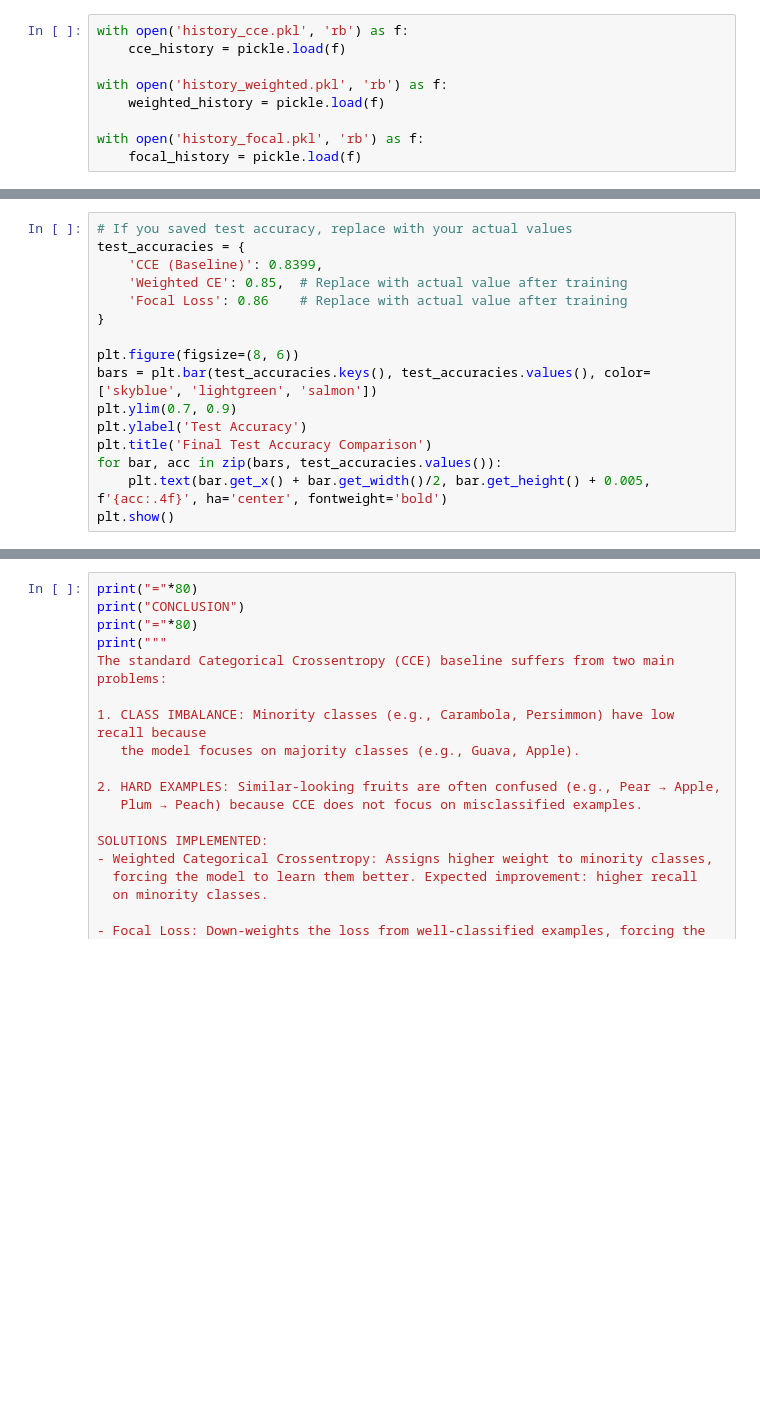
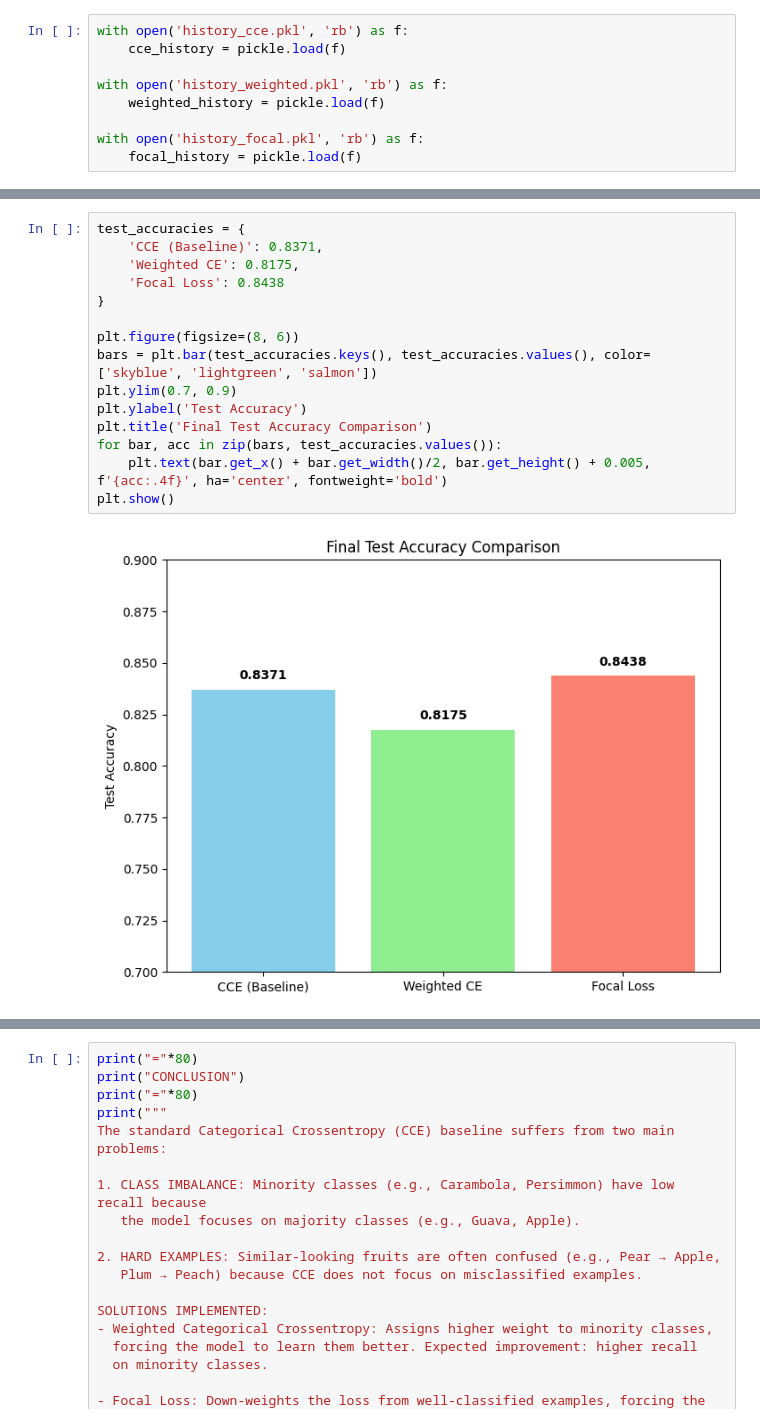
Before and after one commit to Slk2006/ICS-vgg16-fruit-classification, a Jupyter notebook: Exp-4_Comparison.ipynb, the cells around one changed output, grey strips where cells are left out. Drawn from its saved outputs; the diff is of its cells as text; blank space fills up the shorter version.

Commit message:
Add missing metrics saving in focal loss; final notebooks

```diff
--- a/Exp-4_Comparison.ipynb
+++ b/Exp-4_Comparison.ipynb
@@ -53,19 +57,20 @@ plt.show()
 # %%
-# If you saved test accuracy, replace with your actual values
 test_accuracies = {
-    'CCE (Baseline)': 0.8399,
-    'Weighted CE': 0.85,  # Replace with actual value after training
-    'Focal Loss': 0.86    # Replace with actual value after training
+    'CCE (Baseline)': 0.8371,
+    'Weighted CE': 0.8175,
+    'Focal Loss': 0.8438
 }
 
 plt.figure(figsize=(8, 6))
 bars = plt.bar(test_accuracies.keys(), test_accuracies.values(), color=['skyblue', 'lightgreen', 'salmon'])
 plt.ylim(0.7, 0.9)
 plt.ylabel('Test Accuracy')
 plt.title('Final Test Accuracy Comparison')
 for bar, acc in zip(bars, test_accuracies.values()):
     plt.text(bar.get_x() + bar.get_width()/2, bar.get_height() + 0.005, f'{acc:.4f}', ha='center', fontweight='bold')
 plt.show()
+# %% [output]
+[figure, added]
 # %%
 if 'cce_metrics' in dir() and 'weighted_metrics' in dir() and 'focal_metrics' in dir():
     cce_recalls = recall_score(cce_metrics['y_true'], cce_metrics['y_pred'], average=None)  # requires y_true/y_pred in metrics
```
Also changed, not shown: parts of 5 cells of this notebook, 3 other files.
